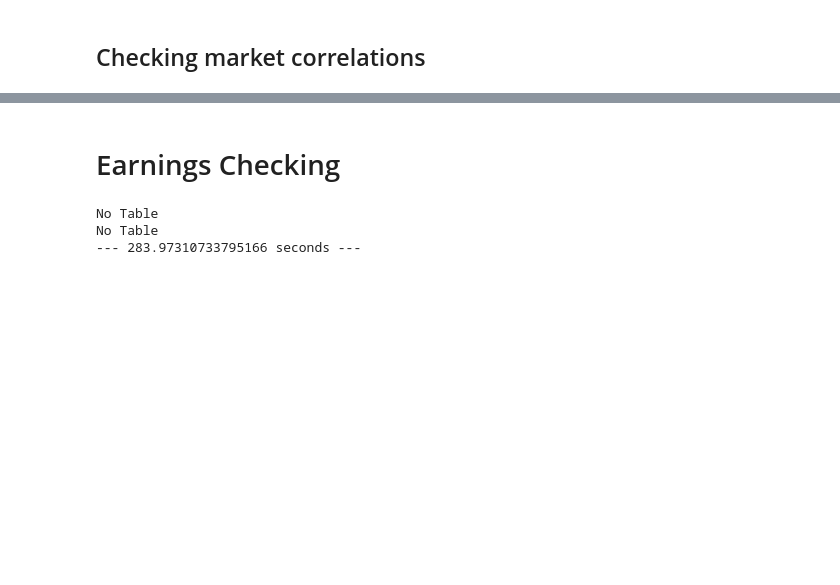
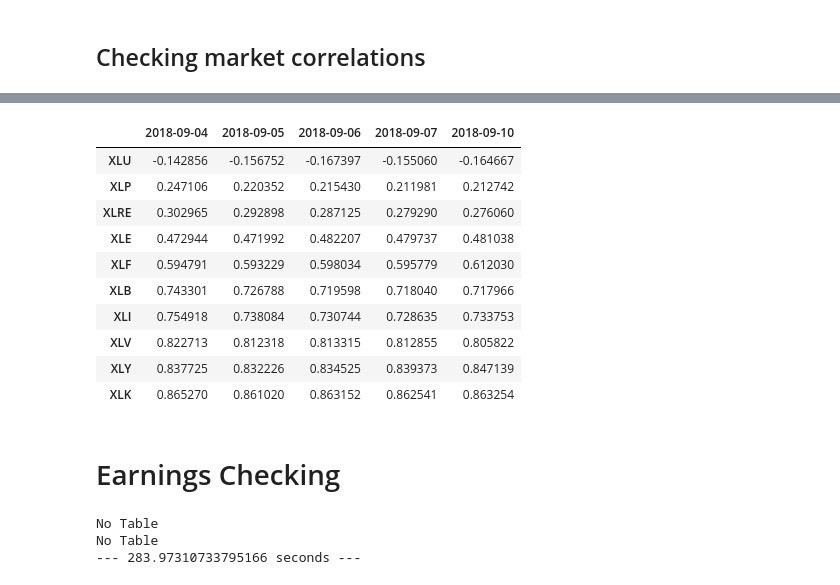
Before and after one commit to auto-d1dact/SPX-Put-Selling, a Jupyter notebook: Live Data Pulling/Options Pulling/Daily Trading.ipynb, the cells around one changed output, grey strips where cells are left out. Drawn from its saved outputs; the diff is of its cells as text; code cells hidden in the pictures; blank space fills up the shorter version.

```diff
--- a/Live Data Pulling/Options Pulling/Daily Trading.ipynb
+++ b/Live Data Pulling/Options Pulling/Daily Trading.ipynb
@@ -91,3 +96,17 @@ corr_df.tail()
+# %%
+corr_df.tail().T.sort_values([corr_df.tail().T.columns[-1]]).drop(['SPY_cum','Avg_Corr'])
+# %% [output]
+|  | 2018-09-04 | 2018-09-05 | 2018-09-06 | 2018-09-07 | 2018-09-10 |
+| XLU | -0.142856 | -0.156752 | -0.167397 | -0.155060 | -0.164667 |
+| XLP | 0.247106 | 0.220352 | 0.215430 | 0.211981 | 0.212742 |
+| XLRE | 0.302965 | 0.292898 | 0.287125 | 0.279290 | 0.276060 |
+| XLE | 0.472944 | 0.471992 | 0.482207 | 0.479737 | 0.481038 |
+| XLF | 0.594791 | 0.593229 | 0.598034 | 0.595779 | 0.612030 |
+| XLB | 0.743301 | 0.726788 | 0.719598 | 0.718040 | 0.717966 |
+| XLI | 0.754918 | 0.738084 | 0.730744 | 0.728635 | 0.733753 |
+| XLV | 0.822713 | 0.812318 | 0.813315 | 0.812855 | 0.805822 |
+| XLY | 0.837725 | 0.832226 | 0.834525 | 0.839373 | 0.847139 |
+| XLK | 0.865270 | 0.861020 | 0.863152 | 0.862541 | 0.863254 |
 # %% [markdown]
 # Earnings Checking
 # %%
```
Also changed, not shown: parts of 3 cells of this notebook, 15 other files.
